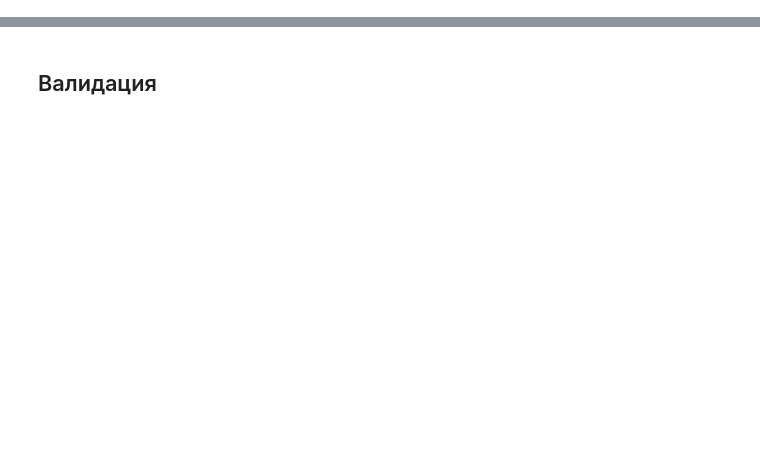
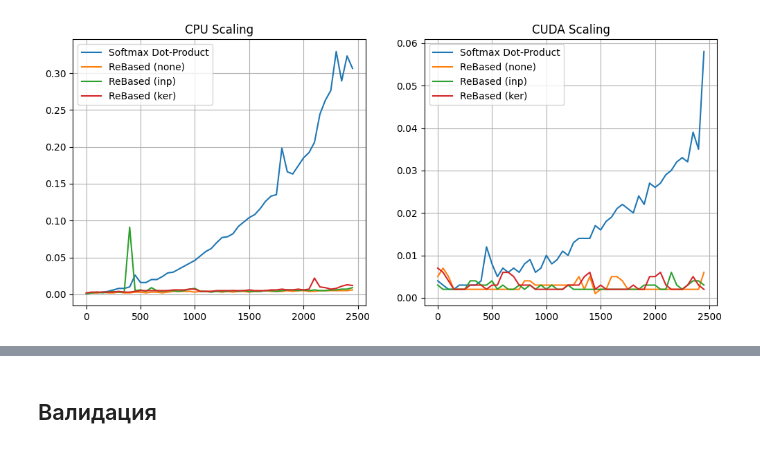
Before and after one commit to DaniilLaptev/TBankFoundations, a Jupyter notebook: experiment 6 - rebased.ipynb, the cells around one changed output, grey strips where cells are left out. Drawn from its saved outputs; the diff is of its cells as text; code cells hidden in the pictures; blank space fills up the shorter version.

```diff
--- a/experiment 6 - rebased.ipynb
+++ b/experiment 6 - rebased.ipynb
@@ -61,0 +155,23 @@ def get_config(name, n_dims):
+# %%
+import matplotlib.pyplot as plt
+fig, axs = plt.subplots(1, 2, figsize=(12, 5))
+
+axs[0].plot(ns, cpu_results['default'], label = 'Softmax Dot-Product')
+axs[0].plot(ns, cpu_results['rebased_none'], label = 'ReBased (none)')
+axs[0].plot(ns, cpu_results['rebased_inp'], label = 'ReBased (inp)')
+axs[0].plot(ns, cpu_results['rebased_ker'], label = 'ReBased (ker)')
+axs[0].grid()
+axs[0].legend()
+axs[0].title.set_text('CPU Scaling')
+
+axs[1].plot(ns, cuda_results['default'], label = 'Softmax Dot-Product')
+axs[1].plot(ns, cuda_results['rebased_none'], label = 'ReBased (none)')
+axs[1].plot(ns, cuda_results['rebased_inp'], label = 'ReBased (inp)')
+axs[1].plot(ns, cuda_results['rebased_ker'], label = 'ReBased (ker)')
+axs[1].grid()
+axs[1].legend()
+axs[1].title.set_text('CUDA Scaling')
+
+plt.show()
+# %% [output]
+[figure, added]
```
Also changed, not shown: parts of 12 cells of this notebook, 27 other files.
